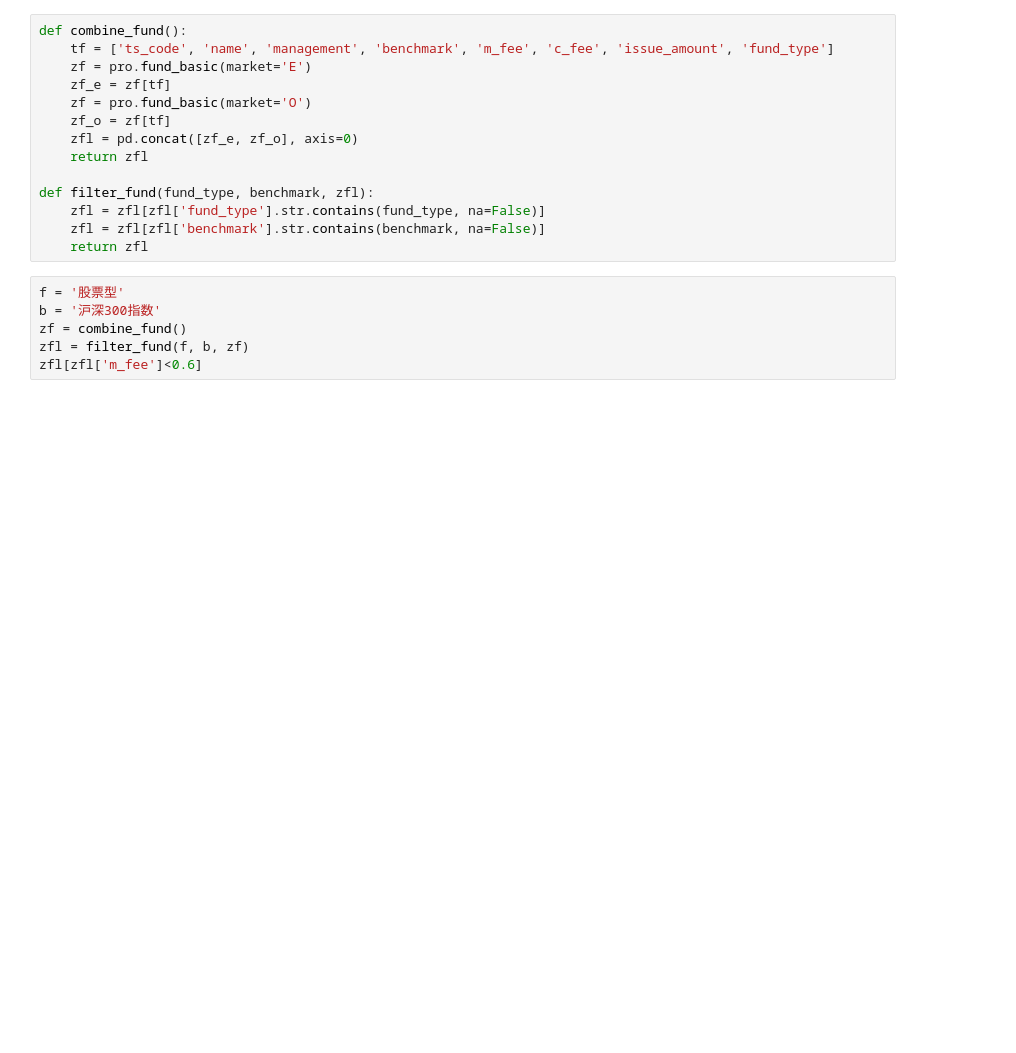
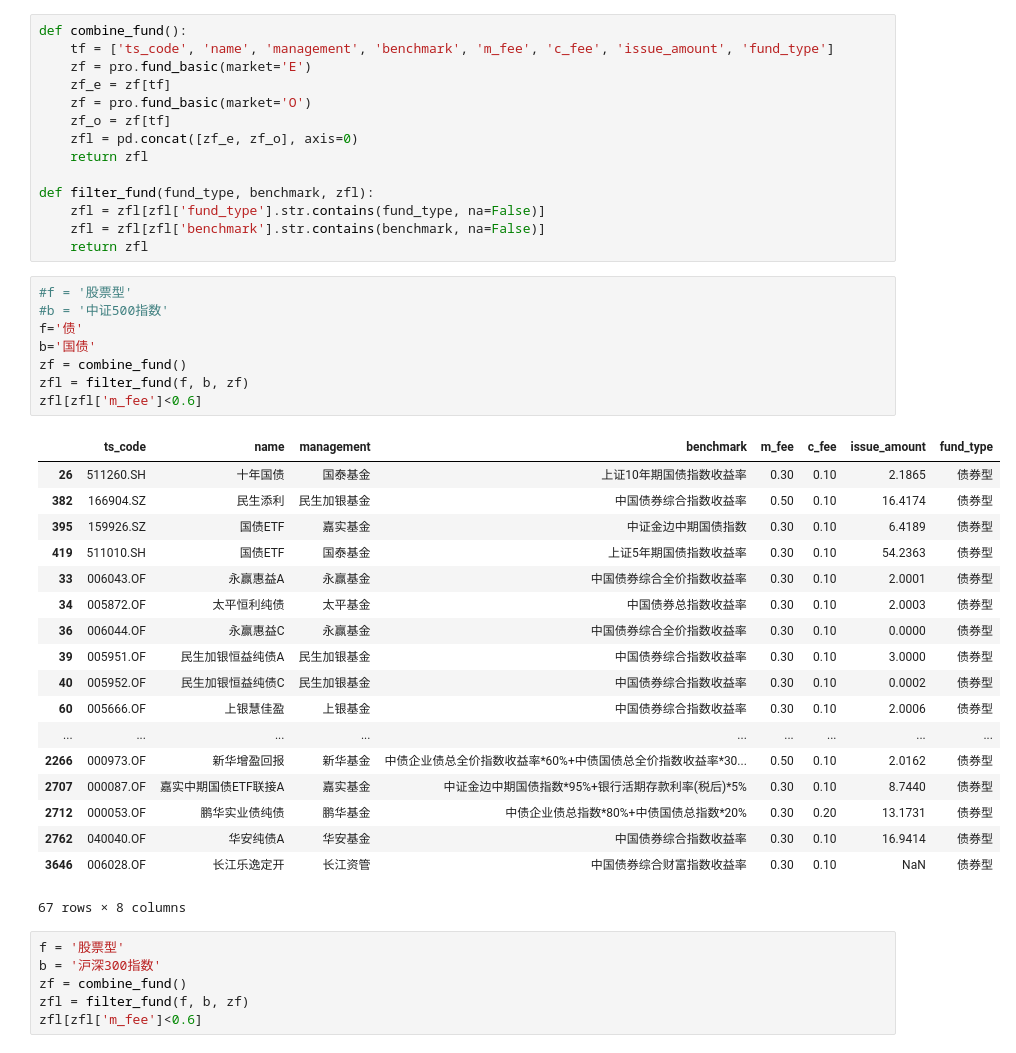
Before and after one commit to easy00000000/working_tencent_cloud, a Jupyter notebook: ETF/第三章 指数基金的选择.ipynb, the cells around one changed output. Saved outputs shown, nothing was run; the diff lists cells and outputs as text; blank space fills up the shorter version.

```diff
--- a/ETF/第三章 指数基金的选择.ipynb
+++ b/ETF/第三章 指数基金的选择.ipynb
@@ -31,6 +31,33 @@ def filter_fund(fund_type, benchmark, zfl):
     zfl = zfl[zfl['fund_type'].str.contains(fund_type, na=False)]
     zfl = zfl[zfl['benchmark'].str.contains(benchmark, na=False)]
     return zfl
+# %%
+#f = '股票型'
+#b = '中证500指数'
+f='债'
+b='国债'
+zf = combine_fund()
+zfl = filter_fund(f, b, zf)
+zfl[zfl['m_fee']<0.6]
+# %% [output]
+|  | ts_code | name | management | benchmark | m_fee | c_fee | issue_amount | fund_type |
+| 26 | 511260.SH | 十年国债 | 国泰基金 | 上证10年期国债指数收益率 | 0.30 | 0.10 | 2.1865 | 债券型 |
+| 382 | 166904.SZ | 民生添利 | 民生加银基金 | 中国债券综合指数收益率 | 0.50 | 0.10 | 16.4174 | 债券型 |
+| 395 | 159926.SZ | 国债ETF | 嘉实基金 | 中证金边中期国债指数 | 0.30 | 0.10 | 6.4189 | 债券型 |
+| 419 | 511010.SH | 国债ETF | 国泰基金 | 上证5年期国债指数收益率 | 0.30 | 0.10 | 54.2363 | 债券型 |
+| 33 | 006043.OF | 永赢惠益A | 永赢基金 | 中国债券综合全价指数收益率 | 0.30 | 0.10 | 2.0001 | 债券型 |
+| 34 | 005872.OF | 太平恒利纯债 | 太平基金 | 中国债券总指数收益率 | 0.30 | 0.10 | 2.0003 | 债券型 |
+| 36 | 006044.OF | 永赢惠益C | 永赢基金 | 中国债券综合全价指数收益率 | 0.30 | 0.10 | 0.0000 | 债券型 |
+| 39 | 005951.OF | 民生加银恒益纯债A | 民生加银基金 | 中国债券综合指数收益率 | 0.30 | 0.10 | 3.0000 | 债券型 |
+| 40 | 005952.OF | 民生加银恒益纯债C | 民生加银基金 | 中国债券综合指数收益率 | 0.30 | 0.10 | 0.0002 | 债券型 |
+| 60 | 005666.OF | 上银慧佳盈 | 上银基金 | 中国债券综合指数收益率 | 0.30 | 0.10 | 2.0006 | 债券型 |
+| ... | ... | ... | ... | ... | ... | ... | ... | ... |
+| 2266 | 000973.OF | 新华增盈回报 | 新华基金 | 中债企业债总全价指数收益率*60%+中债国债总全价指数收益率*30... | 0.50 | 0.10 | 2.0162 | 债券型 |
+| 2707 | 000087.OF | 嘉实中期国债ETF联接A | 嘉实基金 | 中证金边中期国债指数*95%+银行活期存款利率(税后)*5% | 0.30 | 0.10 | 8.7440 | 债券型 |
+| 2712 | 000053.OF | 鹏华实业债纯债 | 鹏华基金 | 中债企业债总指数*80%+中债国债总指数*20% | 0.30 | 0.20 | 13.1731 | 债券型 |
+| 2762 | 040040.OF | 华安纯债A | 华安基金 | 中国债券综合指数收益率 | 0.30 | 0.10 | 16.9414 | 债券型 |
+| 3646 | 006028.OF | 长江乐逸定开 | 长江资管 | 中国债券综合财富指数收益率 | 0.30 | 0.10 | NaN | 债券型 |
+67 rows × 8 columns
 # %%
 f = '股票型'
 b = '沪深300指数'
```
Also changed, not shown: 4 other files.
